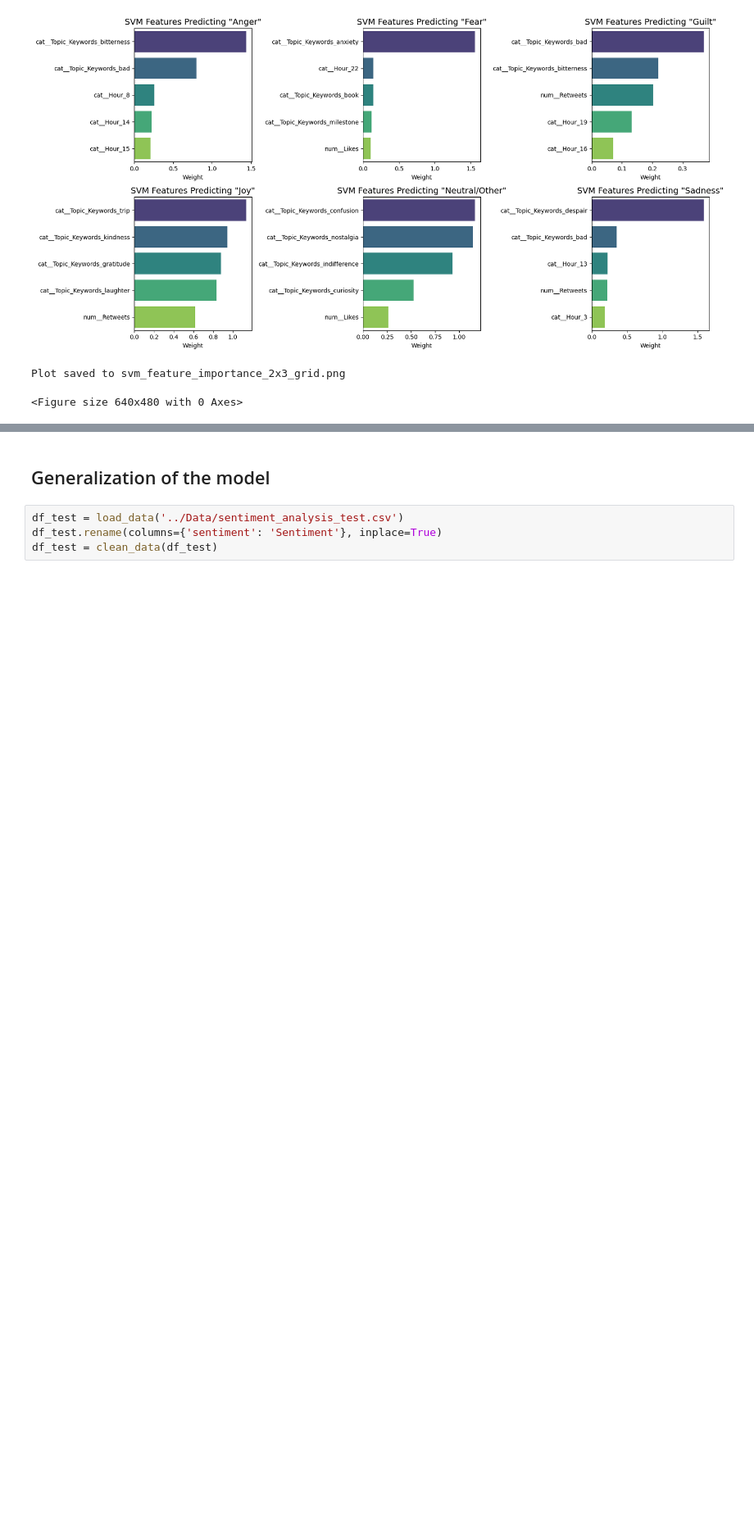
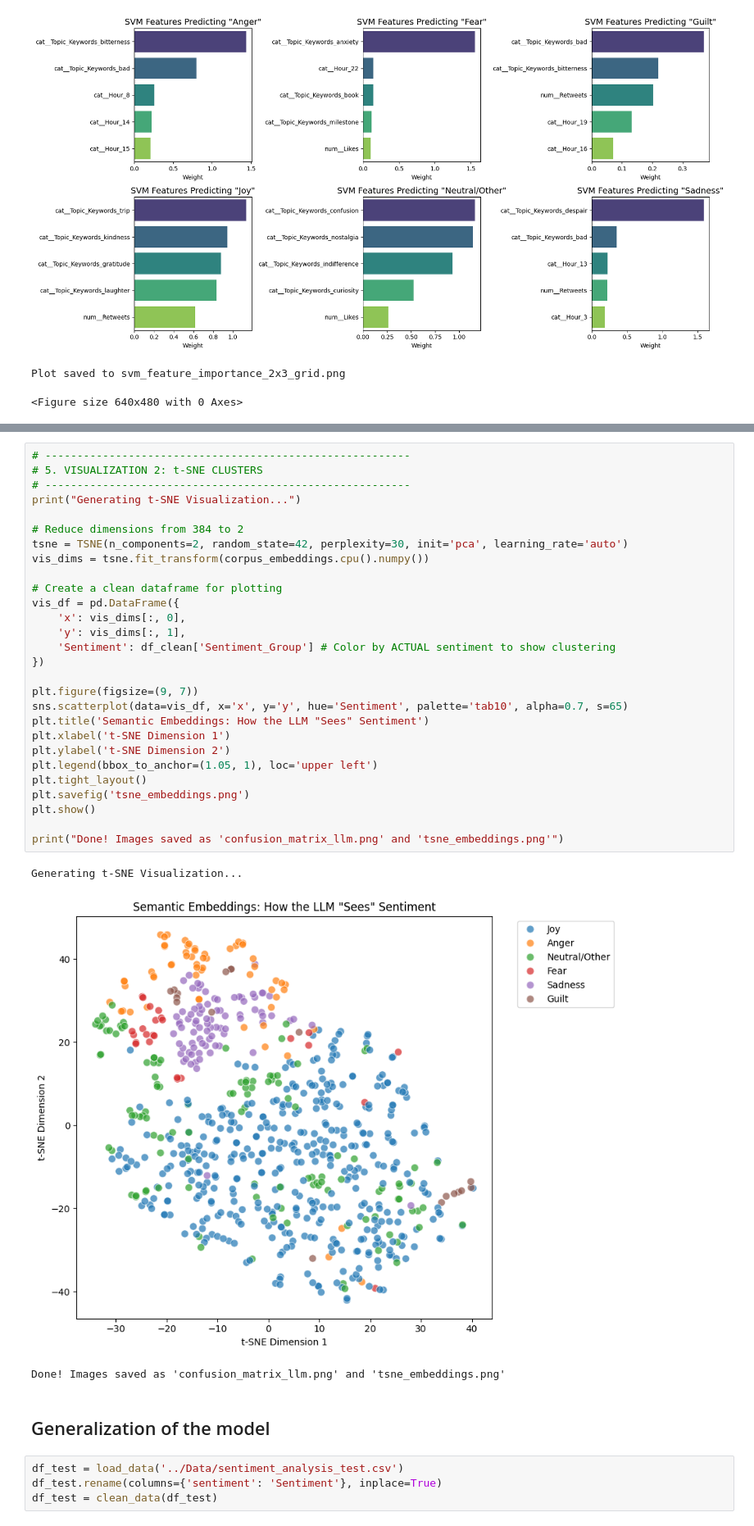
Before and after one commit to yaasamiiiin/Sentiment_Analysis_NYUDSFall2025, a Jupyter notebook: notebooks/01-data-eda-yasamin.ipynb, the cells around one changed output, grey strips where cells are left out. Shown at 82% size. Drawn from its saved outputs; the diff is of its cells as text; blank space fills up the shorter version.

```diff
--- a/notebooks/01-data-eda-yasamin.ipynb
+++ b/notebooks/01-data-eda-yasamin.ipynb
@@ -1162,3 +1221,35 @@ Plot saved to svm_feature_importance_2x3_grid.png
+# %%
+# ---------------------------------------------------------
+# 5. VISUALIZATION 2: t-SNE CLUSTERS
+# ---------------------------------------------------------
+print("Generating t-SNE Visualization...")
+
+# Reduce dimensions from 384 to 2
+tsne = TSNE(n_components=2, random_state=42, perplexity=30, init='pca', learning_rate='auto')
+vis_dims = tsne.fit_transform(corpus_embeddings.cpu().numpy())
+
+# Create a clean dataframe for plotting
+vis_df = pd.DataFrame({
+    'x': vis_dims[:, 0],
+    'y': vis_dims[:, 1],
+    'Sentiment': df_clean['Sentiment_Group'] # Color by ACTUAL sentiment to show clustering
+})
+
+plt.figure(figsize=(9, 7))
+sns.scatterplot(data=vis_df, x='x', y='y', hue='Sentiment', palette='tab10', alpha=0.7, s=65)
+plt.title('Semantic Embeddings: How the LLM "Sees" Sentiment')
+plt.xlabel('t-SNE Dimension 1')
+plt.ylabel('t-SNE Dimension 2')
+plt.legend(bbox_to_anchor=(1.05, 1), loc='upper left')
+plt.tight_layout()
+plt.savefig('tsne_embeddings.png')
+plt.show()
+
+print("Done! Images saved as 'confusion_matrix_llm.png' and 'tsne_embeddings.png'")
+# %% [output]
+Generating t-SNE Visualization...
+[figure, added]
+Done! Images saved as 'confusion_matrix_llm.png' and 'tsne_embeddings.png'
 # %% [markdown]
 ## Generalization of the model
 # %%
```
Also changed, not shown: parts of 1 cell of this notebook, 1 other file.
